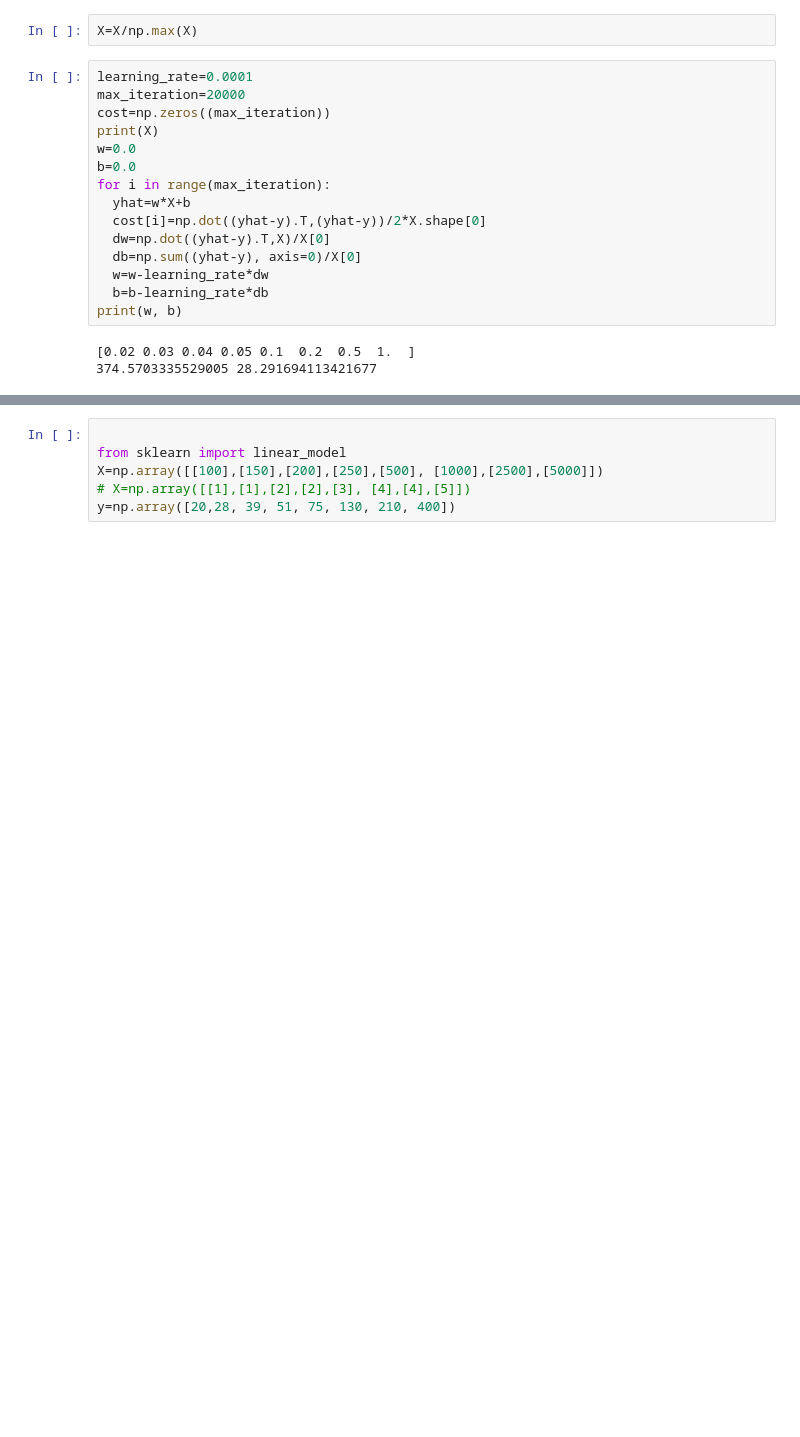
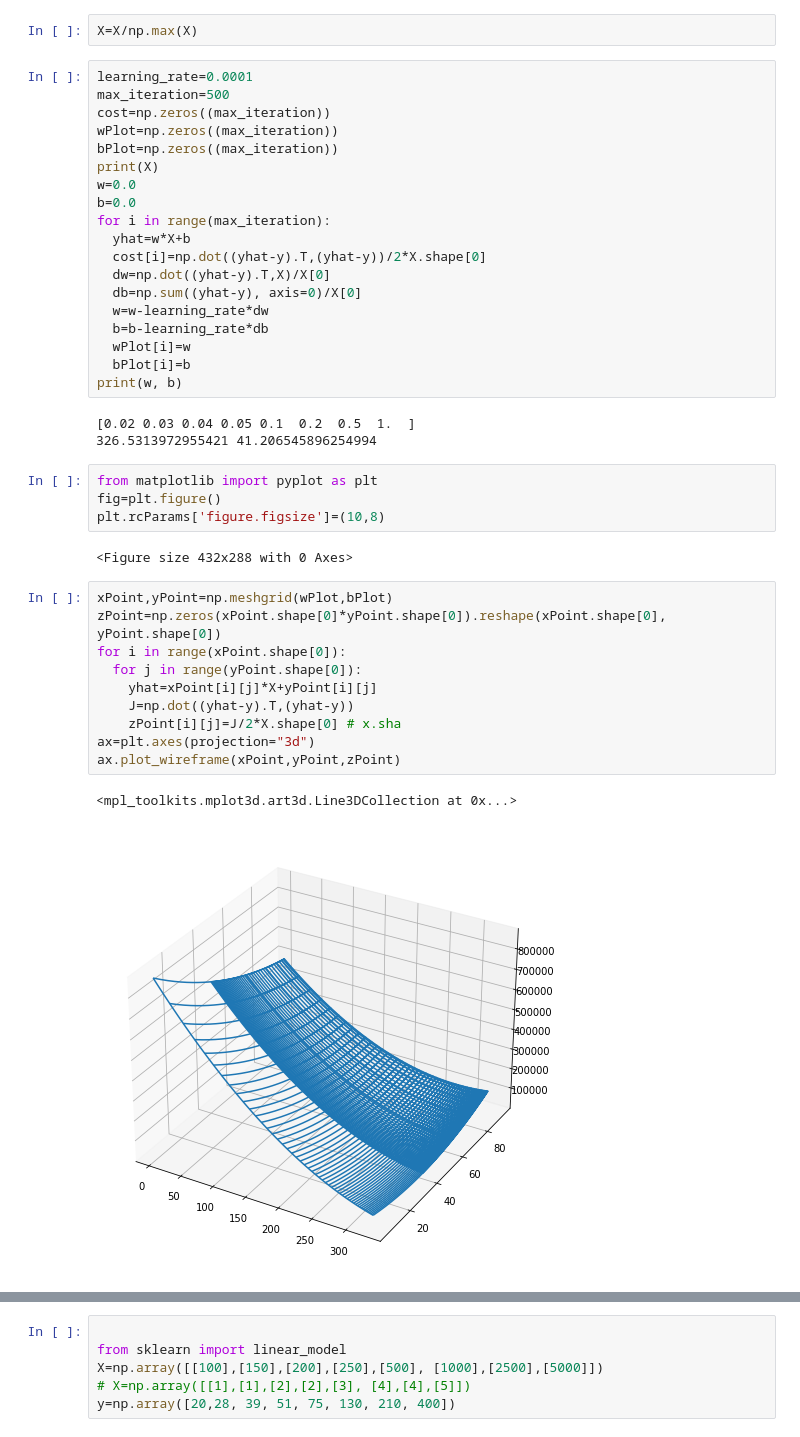
Before and after one commit to Parth0330/AI-ipynb, a Jupyter notebook: 07linearRegression1F.ipynb, the cells around one changed output, grey strips where cells are left out. Drawn from its saved outputs; the diff is of its cells as text; blank space fills up the shorter version.

```diff
--- a/07linearRegression1F.ipynb
+++ b/07linearRegression1F.ipynb
@@ -92,8 +93,10 @@ Where,
 X=X/np.max(X)
 # %%
 learning_rate=0.0001
-max_iteration=20000
+max_iteration=500
 cost=np.zeros((max_iteration))
+wPlot=np.zeros((max_iteration))
+bPlot=np.zeros((max_iteration))
 print(X)
 w=0.0
 b=0.0
@@ -104,7 +107,28 @@ for i in range(max_iteration):
   db=np.sum((yhat-y), axis=0)/X[0]
   w=w-learning_rate*dw
   b=b-learning_rate*db
+  wPlot[i]=w
+  bPlot[i]=b
 print(w, b)
 # %% [output]
 [0.02 0.03 0.04 0.05 0.1  0.2  0.5  1.  ]
-374.5703335529005 28.291694113421677
+326.5313972955421 41.206545896254994
+# %%
+from matplotlib import pyplot as plt
+fig=plt.figure()
+plt.rcParams['figure.figsize']=(10,8)
+# %% [output]
+<Figure size 432x288 with 0 Axes>
+# %%
+xPoint,yPoint=np.meshgrid(wPlot,bPlot)
+zPoint=np.zeros(xPoint.shape[0]*yPoint.shape[0]).reshape(xPoint.shape[0], yPoint.shape[0])
+for i in range(xPoint.shape[0]):
+  for j in range(yPoint.shape[0]):
+    yhat=xPoint[i][j]*X+yPoint[i][j]
+    J=np.dot((yhat-y).T,(yhat-y))
+    zPoint[i][j]=J/2*X.shape[0] # x.sha
+ax=plt.axes(projection="3d")
+ax.plot_wireframe(xPoint,yPoint,zPoint)
+# %% [output]
+<mpl_toolkits.mplot3d.art3d.Line3DCollection at 0x...>
+[figure, added]
```
Also changed, not shown: parts of 5 cells of this notebook, 2 other files.
